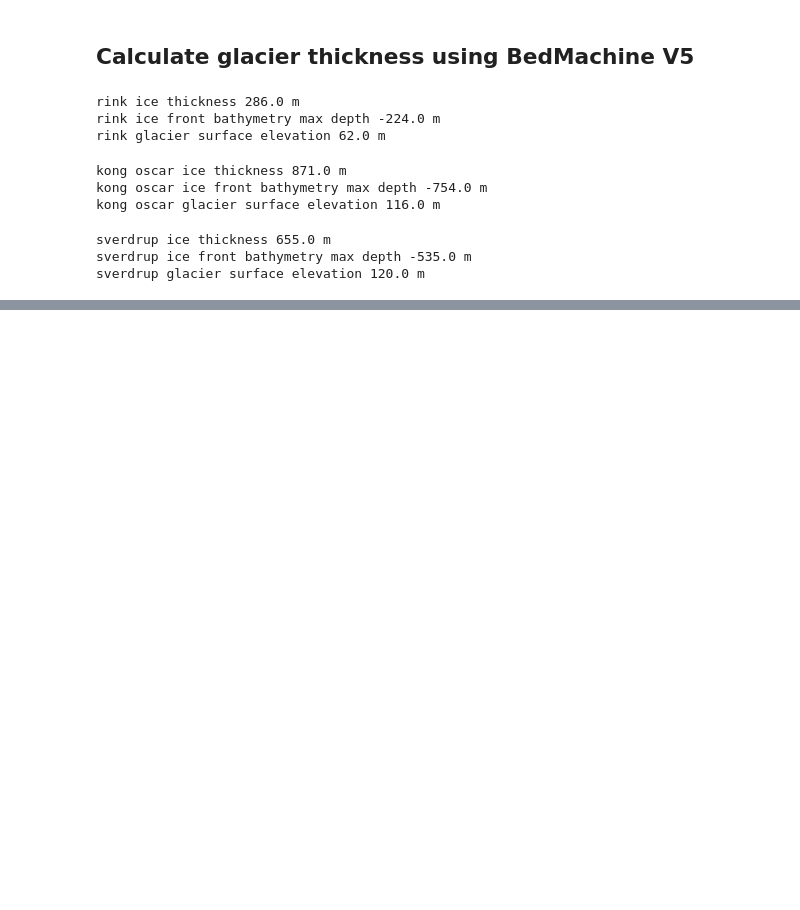
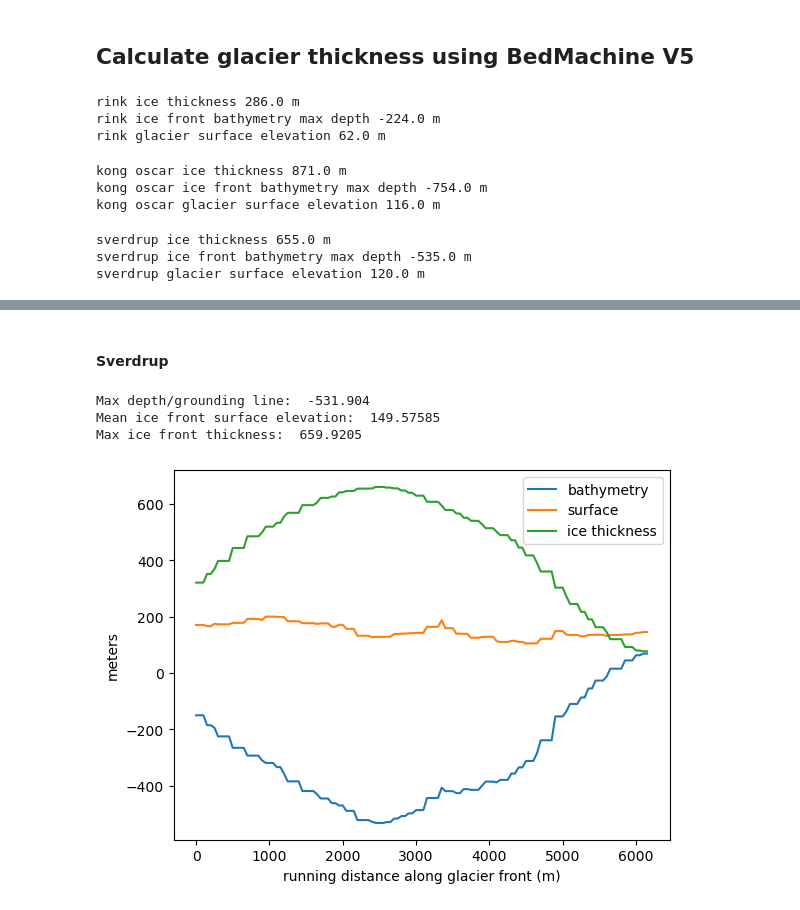
Before and after one commit to mjzahn/OMG_narwhals_habitat-model, a Jupyter notebook: glacier thickness.ipynb, the cells around one changed output, grey strips where cells are left out. Saved outputs shown, nothing was run; the diff lists cells and outputs as text; code cells hidden in the pictures; blank space fills up the shorter version.

```diff
--- a/glacier thickness.ipynb
+++ b/glacier thickness.ipynb
@@ -37,0 +53,5 @@ sverdrup glacier surface elevation 120.0 m
+# %%
+# Define lat-lon grid
+lon_grid_bedmachine = melville_bed.lon.values
+lat_grid_bedmachine = melville_bed.lat.values
+grid_bedmachine = pyresample.geometry.GridDefinition(lats=lat_grid_bedmachine, lons=lon_grid_bedmachine)
@@ -37,0 +65,47 @@ sverdrup glacier surface elevation 120.0 m
+# %%
+sver_lat, sver_lon = transform_projection_to_EPSG4326(sver_front)
+ko_lat, ko_lon = transform_projection_to_EPSG4326(ko_front)
+rink_lat_L, rink_lon_L = transform_projection_to_EPSG4326(rink_frontL)
+rink_lat_R, rink_lon_R = transform_projection_to_EPSG4326(rink_frontR)
+# %%
+def get_glacier_front_properties(line_df, line_longitude, line_latitude, melville_bed, grid_bedmachine):
+    # find nearest neighbor lat/lon values from bedmachine data using normal line lat/lon swaths
+    swath = pyresample.geometry.SwathDefinition(lons=line_longitude, lats=line_latitude)
+
+    # Determine nearest (w.r.t. great circle distance) neighbour in the grid.
+    _, _, index_array, distance_array = pyresample.kd_tree.get_neighbour_info(
+        source_geo_def=grid_bedmachine, target_geo_def=swath, radius_of_influence=250,neighbours=1)
+
+    # get_neighbour_info() returns indices in the flattened lat/lon grid. Compute the 2D grid indices:
+    index_array_2d = np.unravel_index(index_array, grid_bedmachine.shape)
+
+    # get search line lat/lons
+    lat_line = lat_grid_bedmachine[index_array_2d][:] # lat points for line along which I select the max elevation
+    lon_line = lon_grid_bedmachine[index_array_2d][:] # lon points for line along which I select the max elevation
+    # get desired values along search line
+    bathy_line = np.array(melville_bed.bed.values[index_array_2d])
+    surface_line = np.array(melville_bed.surface.values[index_array_2d])
+    thickness_line = np.array(melville_bed.thickness.values[index_array_2d])
+
+    print('Max depth/grounding line: ', bathy_line.min())
+    print('Mean ice front surface elevation: ', surface_line.mean())
+    print('Max ice front thickness: ', thickness_line.max())
+
+    plt.plot(line_df.distance, bathy_line, label='bathymetry')
+    plt.plot(line_df.distance, surface_line, label='surface')
+    plt.plot(line_df.distance, thickness_line, label='ice thickness')
+    plt.xlabel('running distance along glacier front (m)')
+    plt.ylabel('meters')
+    plt.legend();
+    plt.show()
+
+    return bathy_line, surface_line, thickness_line
+# %% [markdown]
+#### Sverdrup
+# %%
+sver_bathy_line, sver_surface_line, sver_thickness_line = get_glacier_front_properties(sver_front, sver_lon, sver_lat, melville_bed, grid_bedmachine)
+# %% [output]
+Max depth/grounding line:  -531.904
+Mean ice front surface elevation:  149.57585
+Max ice front thickness:  659.9205
+[figure, added]
```
Also changed, not shown: parts of 14 cells of this notebook.
